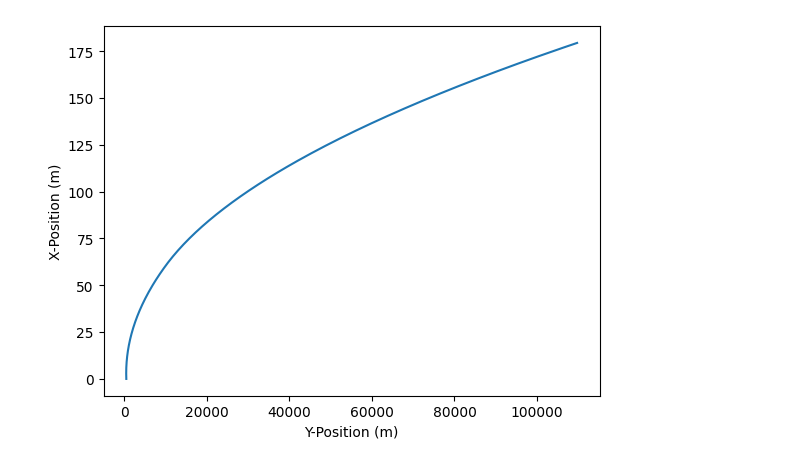
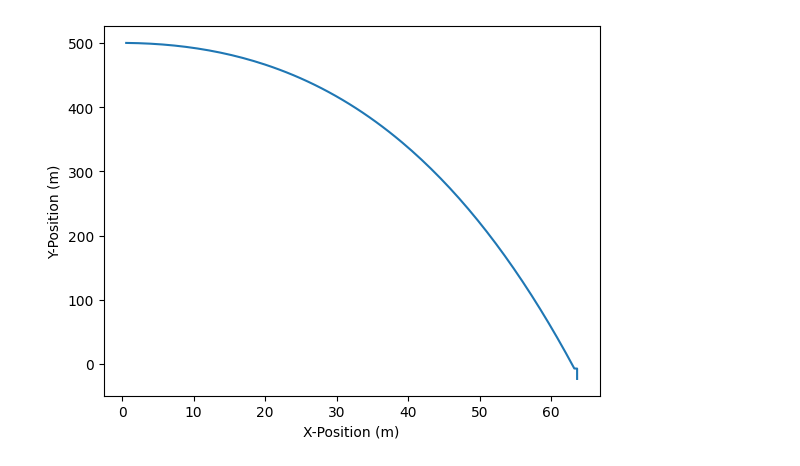
Before and after one commit to MaximKabaev/UFO_drone, a Jupyter notebook: main.ipynb, the cells around one changed output. Cells and saved outputs as stored; diff of their text form; code cells hidden in the pictures.

```diff
--- a/main.ipynb
+++ b/main.ipynb
@@ -31,25 +32,29 @@ class Drone():
         self.y_pos = 500
         self.delta_x_pos = 0
         self.delta_y_pos = 0
-        # self.a = 0
-        # self.delta_a = 0
+        self.a = 0
+
 
     def thrust(self):
-        thrust = 1000 #N
+        thrust = 10 #N
 
         acceleration = thrust / self.drone_mass
 
         self.delta_x_vel += acceleration * self.delta_t
 
+    def angle_of_attack(self):
+        if self.x_vel != 0:
+            self.a = abs(math.tan(self.y_vel/self.x_vel) - self.attack_angle)
+
     def drag(self):
         density_of_air = 1.293 #kg m−3
         viscosity_of_air = 1.48*10**(-5) #m2/s
+        # self.angle_of_attack()
+        # cd0 = 0.08
+        # cda = 2.27
 
-        cd0 = 0.08
-        cda = 2.27
-
-        drag_cooficient = cd0 + cda*((self.attack_angle)**2)
-        # drag_cooficient = 0.08
+        # drag_cooficient = cd0 + cda*((self.a-self.attack_angle)**2)
+        drag_cooficient = 0.08
 
         #Reynolds number
         #r_numebr = (density_of_air * self.x_vel * self.diameter)/viscosity_of_air
@@ -92,11 +97,11 @@ class Drone():
         density_of_air = 1.293 #kg m−3
         viscosity_of_air = 1.48*10**(-5) #m2/s
 
-        cl0 = 0.15
-        cla = 1.4
+        # cl0 = 0.15
+        # cla = 1.4
 
-        lift_cooficient = cl0 + cla*self.attack_angle
-        # lift_cooficient = 0.15
+        # lift_cooficient = cl0 + cla*self.attack_angle
+        lift_cooficient = 0.15
 
         lift = 0.5*density_of_air*(self.x_vel**2)*self.top_area*lift_cooficient
 
@@ -125,7 +130,7 @@ y_positions = []
 
 drone = Drone(DRONE_MASS, DELTA_T, DIAMETER, AREA, THRUST_DURATION, ANGLE_OF_ATTACK, TOP_AREA)
 
-for t in range(0, int(30/DELTA_T)):
+for t in range(0, int(DURATION/DELTA_T)):
     drone.start_x()
     drone.start_y()
     x_velocities.append(drone.x_vel)
@@ -163,10 +168,10 @@ plt.show()
 # %%
-plt.plot(y_positions, x_positions)
-plt.xlabel('Y-Position (m)')
-plt.ylabel('X-Position (m)')
+plt.plot(x_positions, y_positions)
+plt.xlabel('X-Position (m)')
+plt.ylabel('Y-Position (m)')
 plt.show()
 # %% [output]
-[figure, old version]
+[figure, new version]
 # %%
 plt.plot(times, y_velocities)
 plt.xlabel('Ttime (s)')
```
Also changed, not shown: parts of 5 cells of this notebook.
